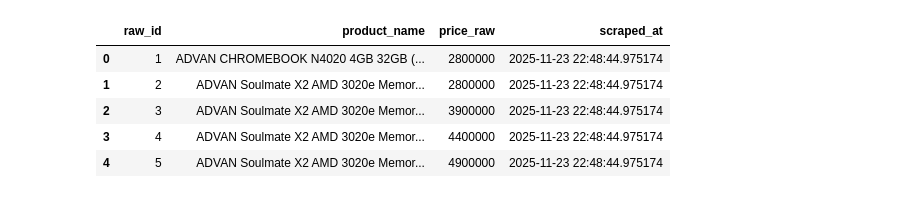
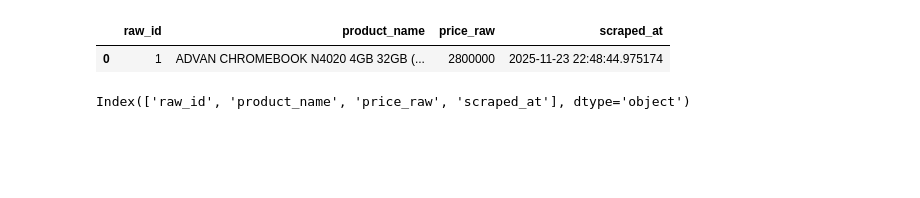
Before and after one commit to wiradp/web-scrape, a Jupyter notebook: notebooks/etl.ipynb, the cells around one changed output. Drawn from its saved outputs; the diff is of its cells as text; code cells hidden in the pictures; blank space fills up the shorter version.

```diff
--- a/notebooks/etl.ipynb
+++ b/notebooks/etl.ipynb
@@ -1,31 +1,30 @@
 # %%
 import requests
 from bs4 import BeautifulSoup
 import time, random, csv, hashlib, logging, re
 import pandas as pd
 from typing import List, Dict, Optional
 from urllib.parse import urljoin
 
 # Set pandas display options untuk menampilkan seluruh konten
 pd.set_option('display.max_colwidth', None)
 pd.set_option('display.max_rows', None)
 pd.set_option('display.width', None)
 
 # Membaca file CSV untuk verifikasi
 # df = pd.read_csv('../data/raw/notebooks_viraindo_scraped.csv')
 
 # Membaca file database SQLite untuk verifikasi
 import sqlite3
 conn = sqlite3.connect('../data/database/raw/laptops_data_raw.db')
 query = "SELECT * FROM products_raw"
-df = pd.read_sql_query(query, conn)
-
-df.head()
+df_raw = pd.read_sql_query(query, conn)
+df_raw.head(1)
 # %% [output]
 |  | raw_id | product_name | price_raw | scraped_at |
 | 0 | 1 | ADVAN CHROMEBOOK N4020 4GB 32GB (... | 2800000 | 2025-11-23 22:48:44.975174 |
-| 1 | 2 | ADVAN Soulmate X2 AMD 3020e Memor... | 2800000 | 2025-11-23 22:48:44.975174 |
-| 2 | 3 | ADVAN Soulmate X2 AMD 3020e Memor... | 3900000 | 2025-11-23 22:48:44.975174 |
-| 3 | 4 | ADVAN Soulmate X2 AMD 3020e Memor... | 4400000 | 2025-11-23 22:48:44.975174 |
-| 4 | 5 | ADVAN Soulmate X2 AMD 3020e Memor... | 4900000 | 2025-11-23 22:48:44.975174 |
+# %%
+df_raw.columns
+# %% [output]
+Index(['raw_id', 'product_name', 'price_raw', 'scraped_at'], dtype='object')
 # %%
```
Also changed, not shown: parts of 4 cells of this notebook, 5 other files.
